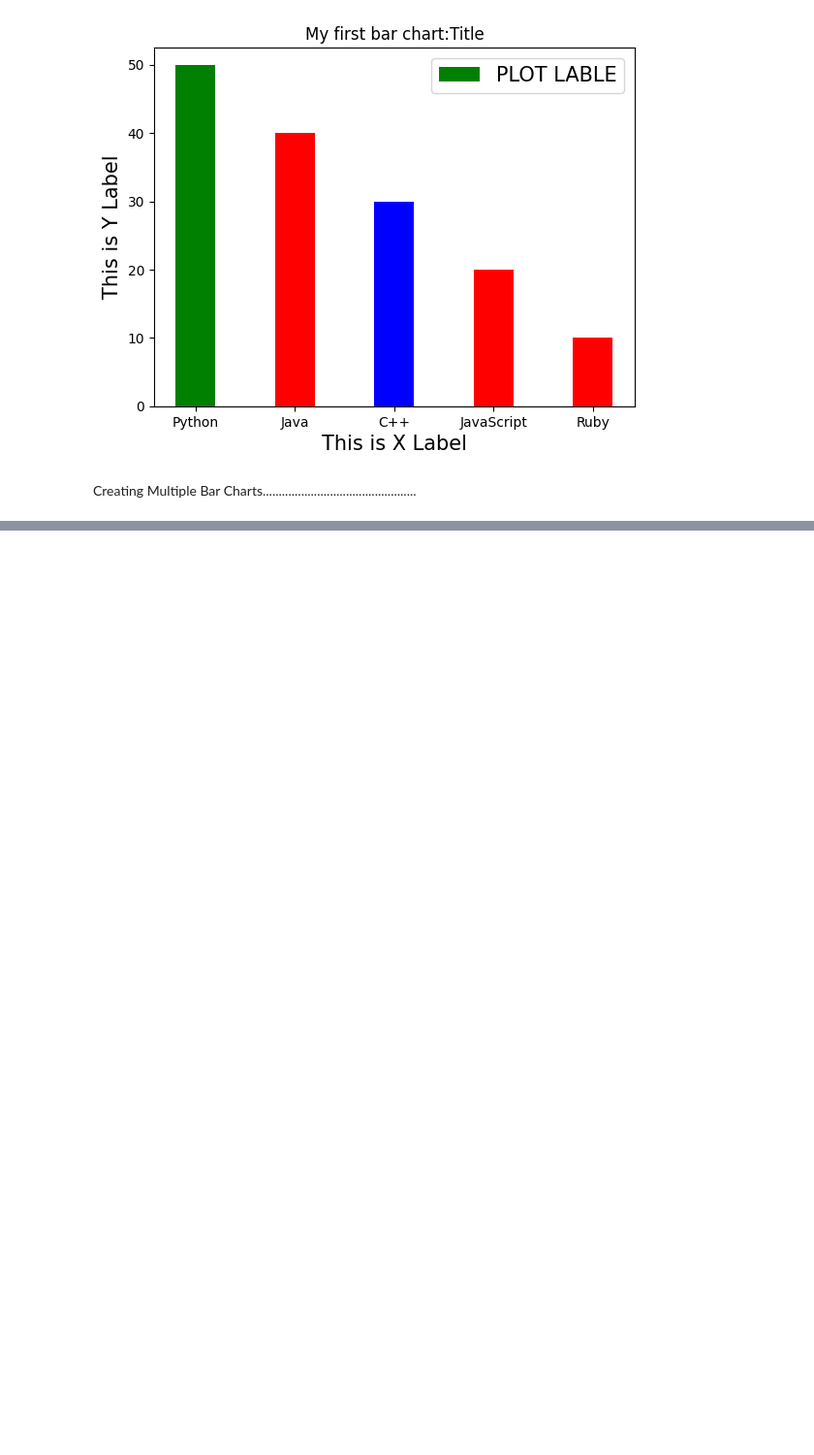
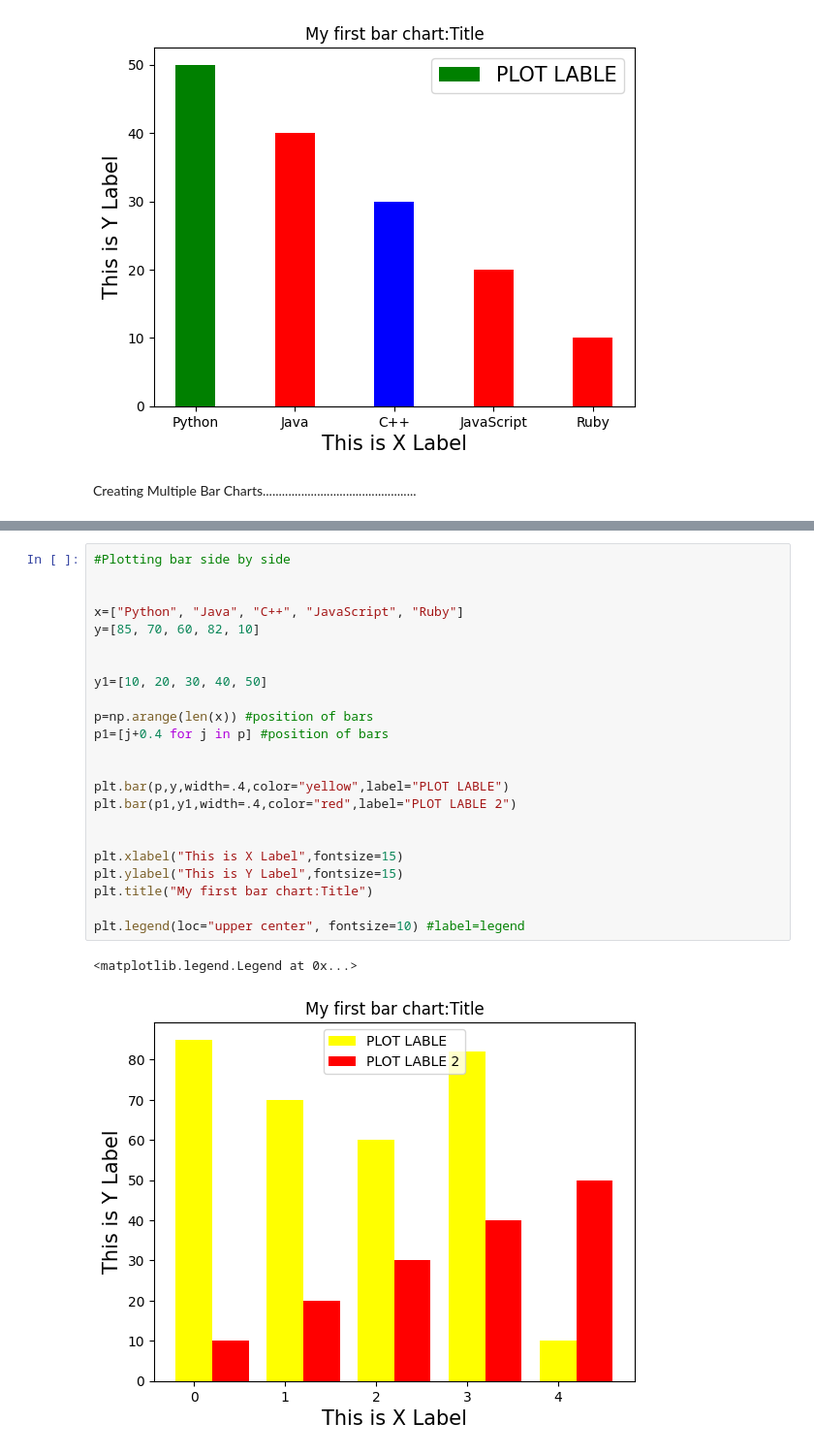
Before and after one commit to Salmanfarsi2561/PYTHON_ML, a Jupyter notebook: matplotlib/plt_barchart.ipynb, the cells around one changed output, grey strips where cells are left out. Shown at 97% size. Drawn from its saved outputs; the diff is of its cells as text; blank space fills up the shorter version.

```diff
--- a/matplotlib/plt_barchart.ipynb
+++ b/matplotlib/plt_barchart.ipynb
@@ -80,0 +85,26 @@ plt.legend(loc="upper center", fontsize=10) #label=legend
+# %%
+#Plotting bar side by side
+
+
+x=["Python", "Java", "C++", "JavaScript", "Ruby"]
+y=[85, 70, 60, 82, 10]
+
+
+y1=[10, 20, 30, 40, 50]
+
+p=np.arange(len(x)) #position of bars
+p1=[j+0.4 for j in p] #position of bars
+
+
+plt.bar(p,y,width=.4,color="yellow",label="PLOT LABLE")
+plt.bar(p1,y1,width=.4,color="red",label="PLOT LABLE 2")
+
+
+plt.xlabel("This is X Label",fontsize=15)
+plt.ylabel("This is Y Label",fontsize=15)
+plt.title("My first bar chart:Title")
+
+plt.legend(loc="upper center", fontsize=10) #label=legend
+# %% [output]
+<matplotlib.legend.Legend at 0x...>
+[figure, added]
```
Also changed, not shown: parts of 2 cells of this notebook.
